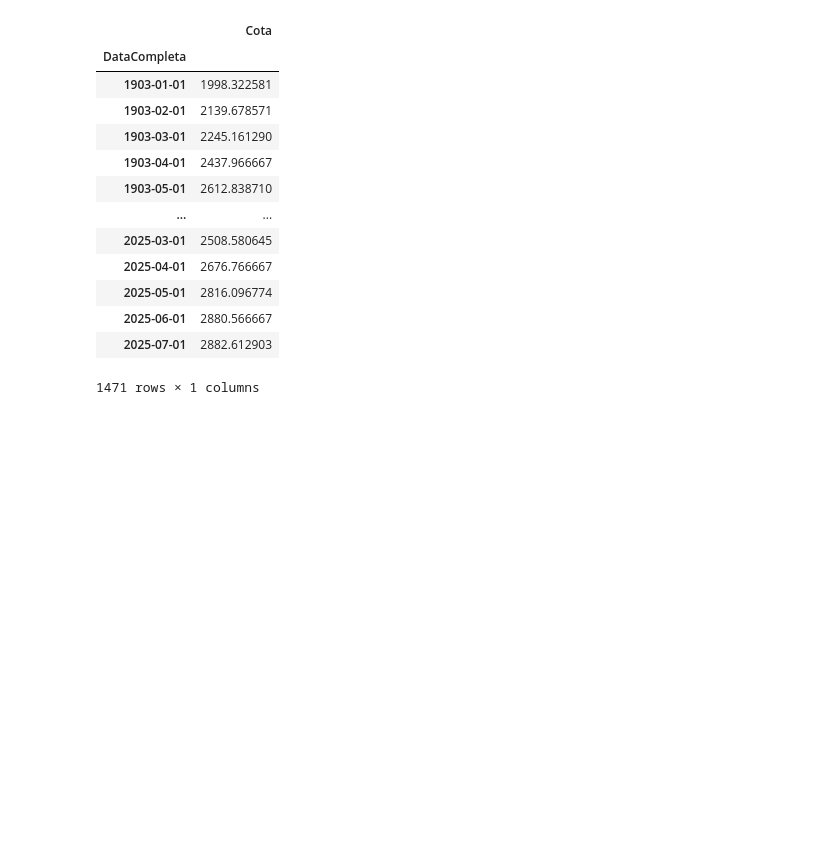
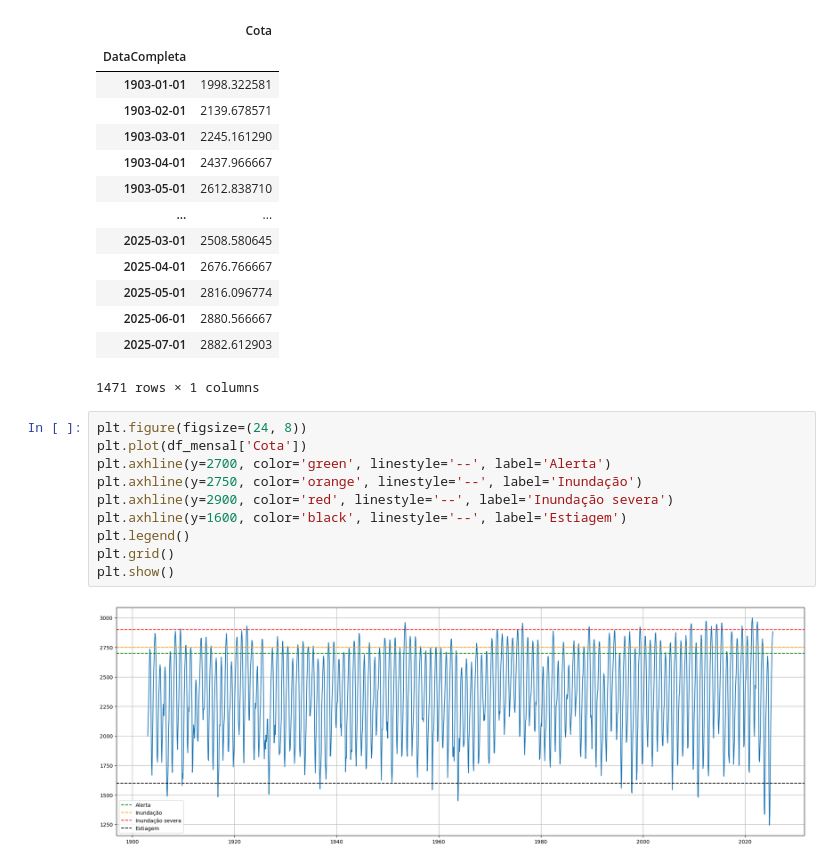
Before and after one commit to DioGS17/ML-HidroPrev, a Jupyter notebook: cota_mensal.ipynb, the cells around one changed output. Saved outputs shown, nothing was run; the diff lists cells and outputs as text; blank space fills up the shorter version.

Commit message:
Testando com cota mensal

```diff
--- a/cota_mensal.ipynb
+++ b/cota_mensal.ipynb
@@ -59,3 +76,15 @@ df_mensal
 | 2025-06-01 | 2880.566667 |
 | 2025-07-01 | 2882.612903 |
 1471 rows × 1 columns
+# %%
+plt.figure(figsize=(24, 8))
+plt.plot(df_mensal['Cota'])
+plt.axhline(y=2700, color='green', linestyle='--', label='Alerta')
+plt.axhline(y=2750, color='orange', linestyle='--', label='Inundação')
+plt.axhline(y=2900, color='red', linestyle='--', label='Inundação severa')
+plt.axhline(y=1600, color='black', linestyle='--', label='Estiagem')
+plt.legend()
+plt.grid()
+plt.show()
+# %% [output]
+[figure, added]
```
Also changed, not shown: parts of 28 cells of this notebook.
